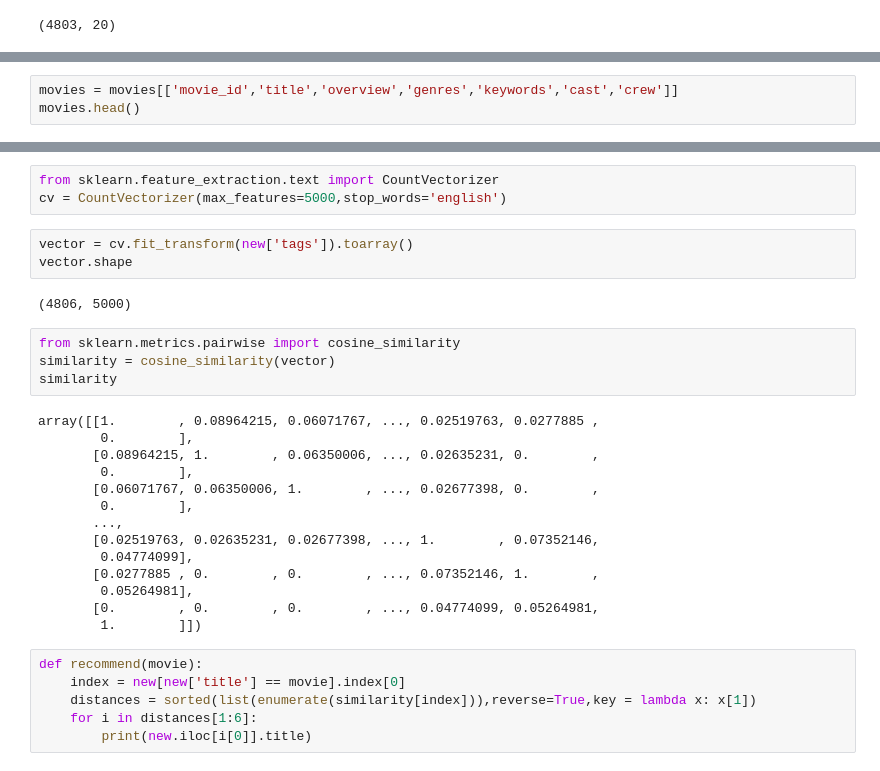
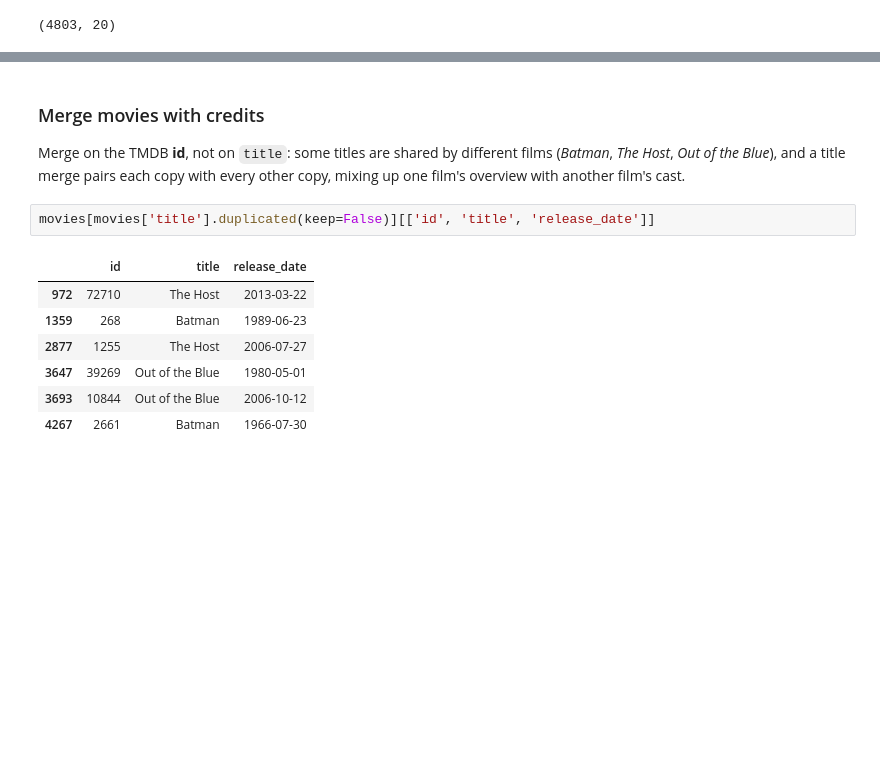
Before and after one commit to Shadab18Ali/Movie_Recomender_System, a Jupyter notebook: movie-recommender-system.ipynb, the cells around one changed output, grey strips where cells are left out. Cells and saved outputs as stored; diff of their text form; blank space fills up the shorter version.

```diff
--- a/movie-recommender-system.ipynb
+++ b/movie-recommender-system.ipynb
@@ -47,3 +35,0 @@ movies.head()
-# %%
-movies = movies[['movie_id','title','overview','genres','keywords','cast','crew']]
-movies.head()
@@ -164,32 +36,16 @@ new.head()
-# %%
-from sklearn.feature_extraction.text import CountVectorizer
-cv = CountVectorizer(max_features=5000,stop_words='english')
-# %%
-vector = cv.fit_transform(new['tags']).toarray()
-vector.shape
-# %% [output]
-(4806, 5000)
-# %%
-from sklearn.metrics.pairwise import cosine_similarity
-similarity = cosine_similarity(vector)
-similarity
-# %% [output]
-array([[1.        , 0.08964215, 0.06071767, ..., 0.02519763, 0.0277885 ,
-        0.        ],
-       [0.08964215, 1.        , 0.06350006, ..., 0.02635231, 0.        ,
-        0.        ],
-       [0.06071767, 0.06350006, 1.        , ..., 0.02677398, 0.        ,
-        0.        ],
-       ...,
-       [0.02519763, 0.02635231, 0.02677398, ..., 1.        , 0.07352146,
-        0.04774099],
-       [0.0277885 , 0.        , 0.        , ..., 0.07352146, 1.        ,
-        0.05264981],
-       [0.        , 0.        , 0.        , ..., 0.04774099, 0.05264981,
-        1.        ]])
-# %%
-def recommend(movie):
-    index = new[new['title'] == movie].index[0]
-    distances = sorted(list(enumerate(similarity[index])),reverse=True,key = lambda x: x[1])
-    for i in distances[1:6]:
-        print(new.iloc[i[0]].title)
+# %% [markdown]
+### Merge movies with credits
+
+Merge on the TMDB **id**, not on `title`: some titles are shared by different films
+(*Batman*, *The Host*, *Out of the Blue*), and a title merge pairs each copy with every other copy,
+mixing up one film's overview with another film's cast.
+# %%
+movies[movies['title'].duplicated(keep=False)][['id', 'title', 'release_date']]
+# %% [output]
+|  | id | title | release_date |
+| 972 | 72710 | The Host | 2013-03-22 |
+| 1359 | 268 | Batman | 1989-06-23 |
+| 2877 | 1255 | The Host | 2006-07-27 |
+| 3647 | 39269 | Out of the Blue | 1980-05-01 |
+| 3693 | 10844 | Out of the Blue | 2006-10-12 |
+| 4267 | 2661 | Batman | 1966-07-30 |
```
Also changed, not shown: parts of 44 cells of this notebook, 11 other files.
